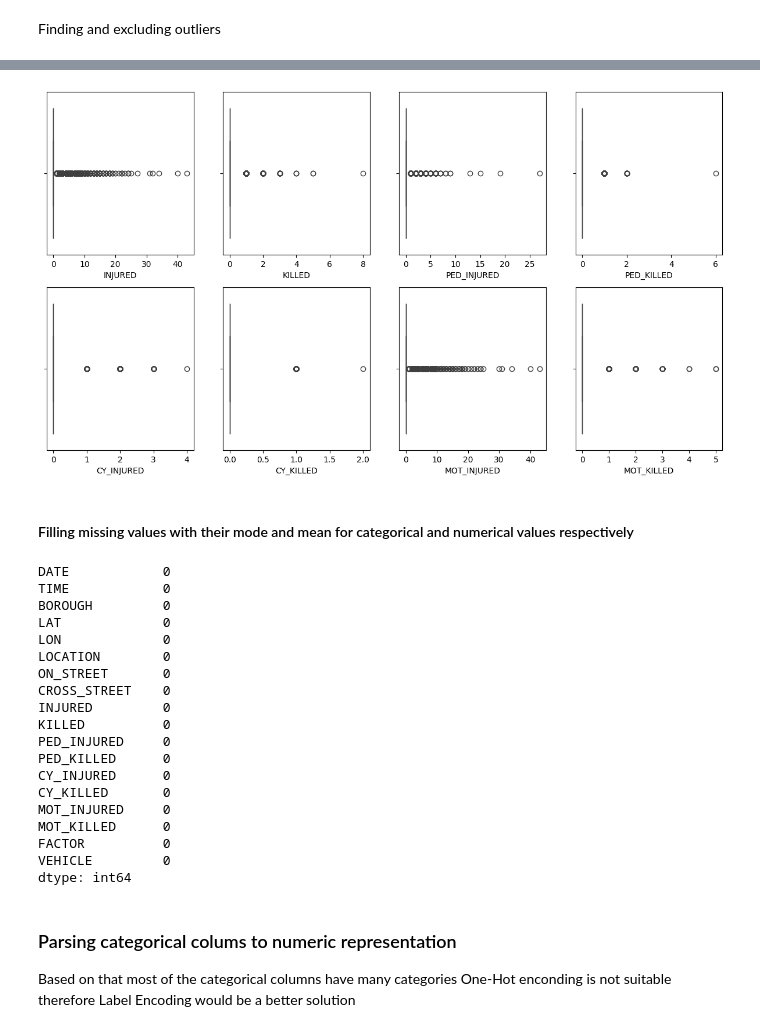
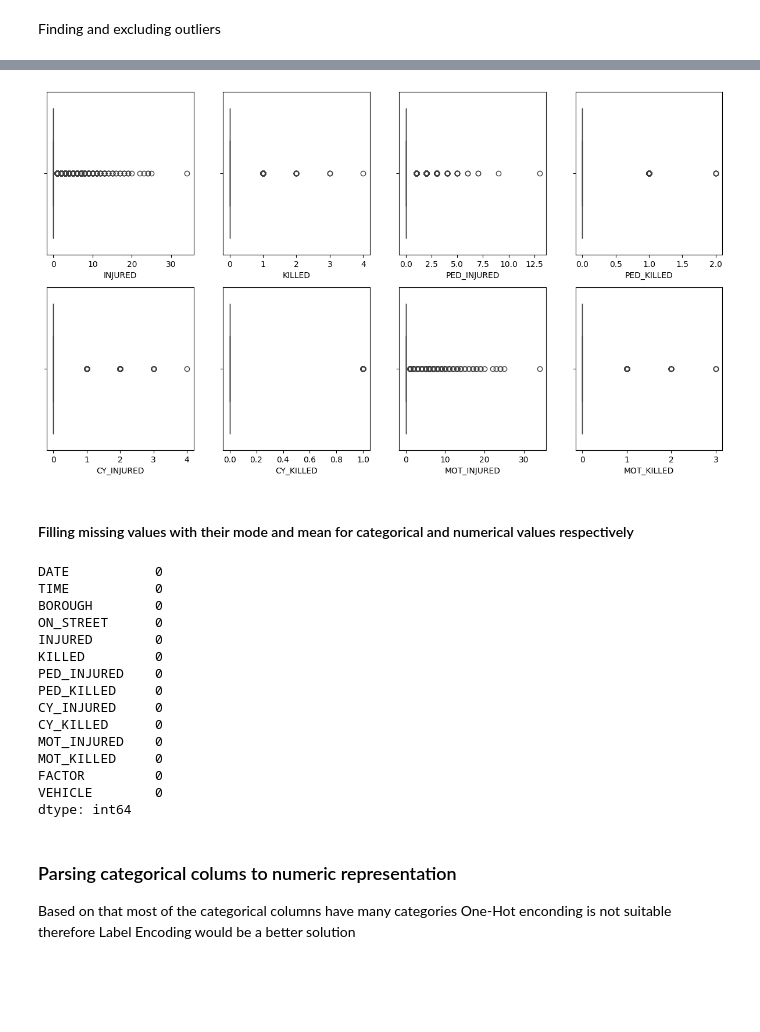
Before and after one commit to crzjothda/machlearning-ca1, a Jupyter notebook: CA1.ipynb, the cells around one changed output, grey strips where cells are left out. Drawn from its saved outputs; the diff is of its cells as text; code cells hidden in the pictures; blank space fills up the shorter version.

```diff
--- a/CA1.ipynb
+++ b/CA1.ipynb
@@ -57,6 +76,6 @@ Dropping columns that have more than 30% null values
 # %% [markdown]
 ### Handling missing values and irrelevant data
 # %%
-threshold = len(df) * 0.3
-df.dropna(thresh=threshold, axis=1, inplace=True)
+threshold = len(df) * 0.25
+df_sample.dropna(thresh=threshold, axis=1, inplace=True)
 # %%
@@ -82,11 +104,11 @@ dtype: int64
 # %% [markdown]
 Deleting logical irrelevant columns
 # %%
-df.drop(['VEHICLE TYPE CODE 2', 'ZIP CODE', 'LATITUDE', 'LONGITUDE'], axis=1, inplace=True)
+df_sample.drop(['VEHICLE TYPE CODE 2', 'ZIP CODE', 'LATITUDE', 'LONGITUDE', 'LOCATION'], axis=1, inplace=True)
 # %% [markdown]
 Simplifying feature names
 # %%
-df.rename(columns={
+df_sample.rename(columns={
     'CRASH DATE': 'DATE',
     'CRASH TIME': 'TIME',
     'LATITUDE': 'LAT',
@@ -110,7 +132,7 @@ df.rename(columns={
 # %% [markdown]
 Dropping all raws with null in the target varible
 # %%
-df.dropna(subset=['VEHICLE'], inplace=True)
+df_sample.dropna(subset=['VEHICLE'], inplace=True)
 
-df.dtypes
+df_sample.dtypes
 # %% [output]
@@ -148,14 +168,14 @@ df.describe()
 # %%
-numerical_columns = df.select_dtypes(include='number').columns.tolist()
+numerical_columns = df_sample.select_dtypes(include='number').columns.tolist()
 
 img, axs = plt.subplots(2, 4, figsize=(15, 8))
 
 for i, column in enumerate(numerical_columns):
-    sns.boxplot(x=df[column], ax=axs[i//4, i%4])
+    sns.boxplot(x=df_sample[column], ax=axs[i//4, i%4])
 
 plt.show()
 # %% [output]
-[figure, old version]
+[figure, new version]
 # %% [markdown]
 #### Filling missing values with their mode and mean for categorical and numerical values respectively
 # %%
@@ -173,24 +193,20 @@ for column in numerical_columns:
 # %%
-df.isnull().sum()
+df_sample.isnull().sum()
 # %% [output]
-DATE            0
-TIME            0
-BOROUGH         0
-LAT             0
-LON             0
-LOCATION        0
-ON_STREET       0
-CROSS_STREET    0
-INJURED         0
-KILLED          0
-PED_INJURED     0
-PED_KILLED      0
-CY_INJURED      0
-CY_KILLED       0
-MOT_INJURED     0
-MOT_KILLED      0
-FACTOR          0
-VEHICLE         0
+DATE           0
+TIME           0
+BOROUGH        0
+ON_STREET      0
+INJURED        0
+KILLED         0
+PED_INJURED    0
+PED_KILLED     0
+CY_INJURED     0
+CY_KILLED      0
+MOT_INJURED    0
+MOT_KILLED     0
+FACTOR         0
+VEHICLE        0
 dtype: int64
 # %% [markdown]
 ### Parsing categorical colums to numeric representation
```
Also changed, not shown: parts of 24 cells of this notebook, 1 other file.
